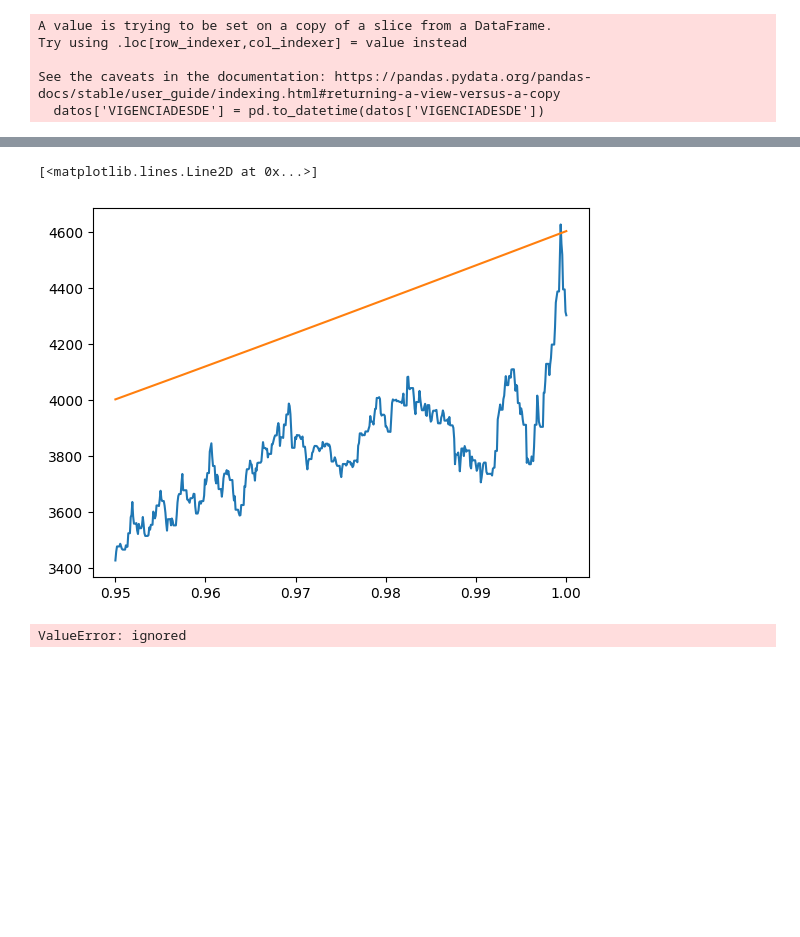
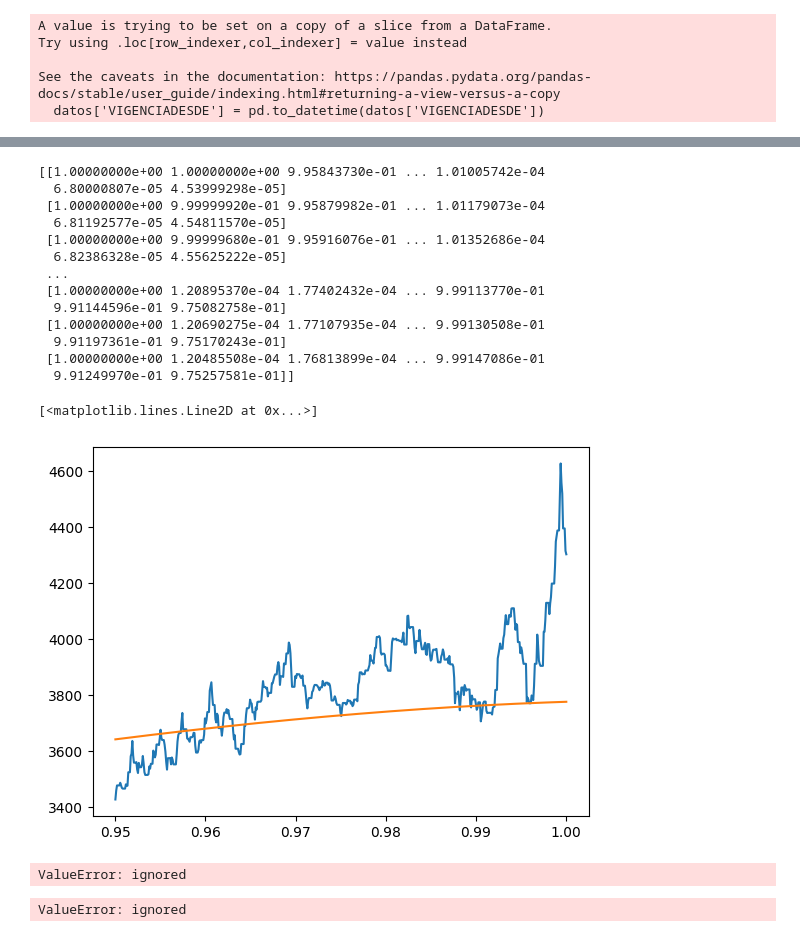
Before and after one commit to cabb1808/ProyectoSenales3, a Jupyter notebook: Proyecto_Final.ipynb, the cells around one changed output, grey strips where cells are left out. Cells and saved outputs as stored; diff of their text form; code cells hidden in the pictures; blank space fills up the shorter version.

```diff
--- a/Proyecto_Final.ipynb
+++ b/Proyecto_Final.ipynb
@@ -71,7 +71,8 @@ xs = np.linspace(0, 1, len(d))
 x = d.index
 print(x)
 X_train, X_test, y_train, y_test = train_test_split(xs, d['VALOR'], test_size=0.05,shuffle=False)
-
+X_train = X_train.reshape(-1,1)
+X_test = X_test.reshape(-1,1)
 
 print(X_train.shape)
 
@@ -104,33 +105,50 @@ def MapeoDataset(X,K):
     sig2 = 0.1
 
     # Calcular matriz Phi
-    for k in range(1, K+1):
-        Phi[:,k] = np.exp(-(mu[k-1] - X)**2/sig2)
+    for n in range(len(X)):
+      for k in range(1, K+1):
+        Phi[n,k] = np.exp(-(mu[k-1] - X[n])**2/sig2)
     return Phi
 # %%
-M=5
+M=50
 
-lam=0.01
-PHIm_train = MapeoDataset(X_train,M)
-PHIm_test = MapeoDataset(X_test,M)
-
-w_Regresion = np.linalg.inv(((PHIm_train.T)@PHIm_train) + (lam*np.eye(M+1)))@((PHIm_train.T)@y_train)
-y_pred1 = PHIm_train@w_Regresion
-y_pred2= PHIm_test@w_Regresion
-
+lam=0.001
+PHI_train = MapeoDataset(X_train,M)
+PHI_test = MapeoDataset(X_test,M)
+print(PHI_train)
+w_Regresion = np.linalg.inv(((PHI_train.T)@PHI_train) + (lam*np.eye(M+1)))@((PHI_train.T)@y_train)
+y_pred1 = PHI_train@w_Regresion
+y_pred2= PHI_test@w_Regresion
 
 # Imprimir las predicciones
+#plt.plot(X_train,y_train)
 plt.plot(X_test,y_test)
 plt.plot(X_test,y_pred2)
 # %% [output]
-[<matplotlib.lines.Line2D at 0x...>]
+[[1.00000000e+00 1.00000000e+00 9.95843730e-01 ... 1.01005742e-04
+  6.80000807e-05 4.53999298e-05]
+ [1.00000000e+00 9.99999920e-01 9.95879982e-01 ... 1.01179073e-04
+  6.81192577e-05 4.54811570e-05]
+ [1.00000000e+00 9.99999680e-01 9.95916076e-01 ... 1.01352686e-04
+  6.82386328e-05 4.55625222e-05]
+ ...
+ [1.00000000e+00 1.20895370e-04 1.77402432e-04 ... 9.99113770e-01
+  9.91144596e-01 9.75082758e-01]
+ [1.00000000e+00 1.20690275e-04 1.77107935e-04 ... 9.99130508e-01
+  9.91197361e-01 9.75170243e-01]
+ [1.00000000e+00 1.20485508e-04 1.76813899e-04 ... 9.99147086e-01
+  9.91249970e-01 9.75257581e-01]]
+[<matplotlib.lines.Line2D at 0x...>]
-[figure, old version]
+[figure, new version]
 # %%
 from sklearn.linear_model import BayesianRidge
+# Aplicar PCA
+pca = PCA(n_components=1)
+X_train= pca.fit_transform(X_train)
 
 n_order = 3
-X_train = np.vander(x_train, n_order + 1, increasing=True)  #cambiar por phi
-X_test = np.vander(x_test, n_order + 1, increasing=True)
+# X_train = np.vander(X_train, n_order + 1, increasing=True)  #cambiar por phi
+# X_test = np.vander(X_test, n_order + 1, increasing=True)
 reg = BayesianRidge(tol=1e-6, fit_intercept=False, compute_score=True)
 
 import matplotlib.pyplot as plt
@@ -146,11 +164,11 @@ for i, ax in enumerate(axes):
     reg.fit(X_train, y_train)
     ymean, ystd = reg.predict(X_test, return_std=True)
 
-    ax.plot(x_test, y_test, color="blue", label="Test Data")
-    ax.scatter(x_train, y_train, s=50, alpha=0.5, label="observation")
-    ax.plot(x_test, ymean, color="red", label="predict mean")
+    ax.plot(X_test, y_test, color="blue", label="Test Data")
+    ax.scatter(X_train, y_train, s=50, alpha=0.5, label="observation")
+    ax.plot(X_test, ymean, color="red", label="predict mean")
     ax.fill_between(
-        x_test, ymean - ystd, ymean + ystd, color="pink", alpha=0.5, label="predict std"
+        X_test, ymean - ystd, ymean + ystd, color="pink", alpha=0.5, label="predict std"
     )
     #ax.set_ylim(-1.3, 1.3)
     ax.legend()
@@ -165,6 +183,8 @@ for i, ax in enumerate(axes):
 
 plt.tight_layout()
 plt.show()
+# %% [output]
+ValueError: ignored
 # %%
 def expo_carac(X, K):
     # Extraer caracteristicas exponenciales
```
Also changed, not shown: parts of 2 cells of this notebook.
